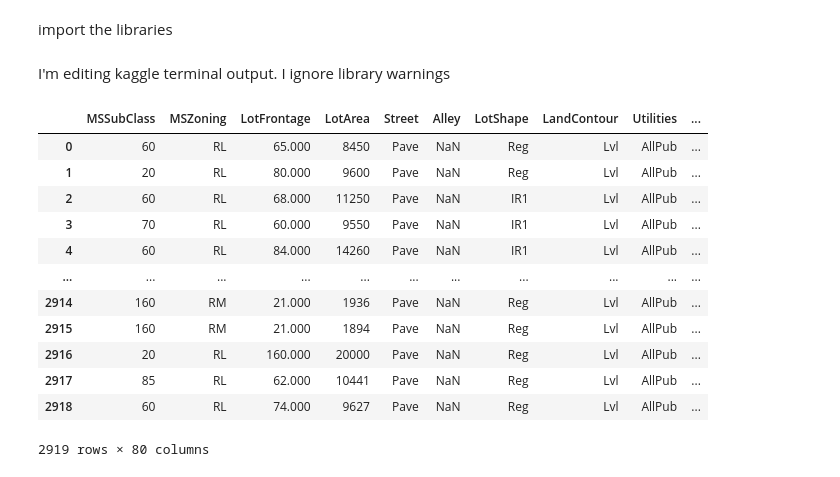
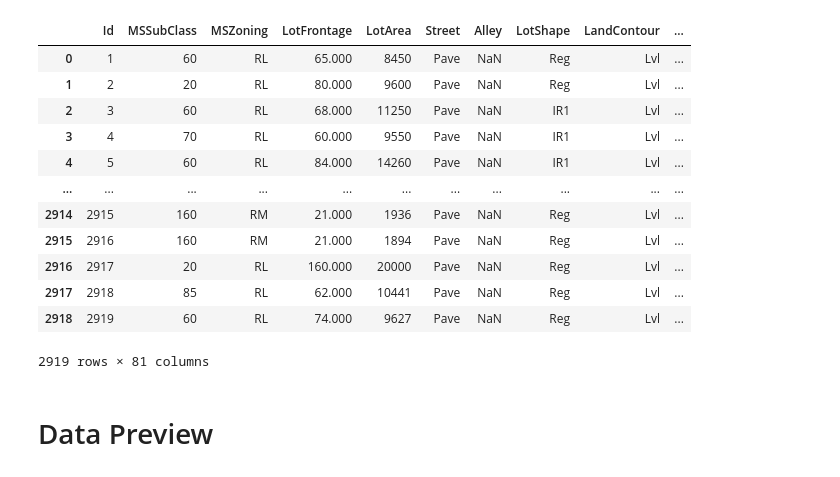
Before and after one commit to esmanuray/DataAnalysis101, a Jupyter notebook: HousePrice/houseprice.ipynb, the cells around one changed output. Saved outputs shown, nothing was run; the diff lists cells and outputs as text; code cells hidden in the pictures.

```diff
--- a/HousePrice/houseprice.ipynb
+++ b/HousePrice/houseprice.ipynb
@@ -5,2 +2,0 @@
-# %% [markdown]
- import the libraries
@@ -15,30 +3,57 @@ import warnings
-# %% [markdown]
-I'm editing kaggle terminal output. I ignore library warnings
-# %%
-warnings.simplefilter(action='ignore', category=FutureWarning)
-
-pd.set_option('display.max_columns', None)
-pd.set_option('display.width', None)
-pd.set_option('display.float_format', lambda x: '%.3f' % x)
+# %%
+# 1. Standard Library
+import os
+import warnings
+from statistics import median, quantiles
+
+# 2. Third Party Library
+import numpy as np
+import pandas as pd
+import seaborn as sns
+import matplotlib.pyplot as plt
+import ipywidgets as widgets
+from IPython.core.pylabtools import figsize
+from sklearn.ensemble import (RandomForestRegressor, GradientBoostingRegressor)
+from sklearn.linear_model import (LinearRegression, Ridge, Lasso, ElasticNet)
+from sklearn.metrics import mean_squared_error
+from sklearn.model_selection import (train_test_split, cross_val_score, GridSearchCV)
+from sklearn.neighbors import KNeighborsRegressor
+from sklearn.svm import SVR
+from sklearn.tree import DecisionTreeRegressor
+from sklearn.impute import KNNImputer
+from sklearn.preprocessing import LabelEncoder, OneHotEncoder
+from sklearn.exceptions import ConvergenceWarning
+from lightgbm import LGBMRegressor
+from xgboost import XGBRegressor
+
+# Management of settings and alerts
+warnings.simplefilter(action='ignore', category=FutureWarning)
+warnings.simplefilter("ignore", category=ConvergenceWarning)
+
+pd.set_option('display.max_columns', None)
+pd.set_option('display.width', None)
+pd.set_option('display.float_format', lambda x: f'{x:.3f}')
 # %%
-train = pd.read_csv(r"/kaggle/input/house-prices-dataset/train.csv")
-test = pd.read_csv(r"/kaggle/input/house-prices-dataset/test.csv")
-df = pd.concat([train, test], ignore_index=True).drop(columns='Id')
+train_df=pd.read_csv("/kaggle/input/house-prices-dataset/train.csv")
+test_df=pd.read_csv("/kaggle/input/house-prices-dataset/test.csv")
+df = pd.concat([train_df, test_df], axis=0).reset_index(drop=True)
 df
 # %% [output]
-|  | MSSubClass | MSZoning | LotFrontage | LotArea | Street | Alley | LotShape | LandContour | Utilities | ... |
-| 0 | 60 | RL | 65.000 | 8450 | Pave | NaN | Reg | Lvl | AllPub | ... |
-| 1 | 20 | RL | 80.000 | 9600 | Pave | NaN | Reg | Lvl | AllPub | ... |
-| 2 | 60 | RL | 68.000 | 11250 | Pave | NaN | IR1 | Lvl | AllPub | ... |
-| 3 | 70 | RL | 60.000 | 9550 | Pave | NaN | IR1 | Lvl | AllPub | ... |
-| 4 | 60 | RL | 84.000 | 14260 | Pave | NaN | IR1 | Lvl | AllPub | ... |
+|  | Id | MSSubClass | MSZoning | LotFrontage | LotArea | Street | Alley | LotShape | LandContour | ... |
+| 0 | 1 | 60 | RL | 65.000 | 8450 | Pave | NaN | Reg | Lvl | ... |
+| 1 | 2 | 20 | RL | 80.000 | 9600 | Pave | NaN | Reg | Lvl | ... |
+| 2 | 3 | 60 | RL | 68.000 | 11250 | Pave | NaN | IR1 | Lvl | ... |
+| 3 | 4 | 70 | RL | 60.000 | 9550 | Pave | NaN | IR1 | Lvl | ... |
+| 4 | 5 | 60 | RL | 84.000 | 14260 | Pave | NaN | IR1 | Lvl | ... |
 | ... | ... | ... | ... | ... | ... | ... | ... | ... | ... | ... |
-| 2914 | 160 | RM | 21.000 | 1936 | Pave | NaN | Reg | Lvl | AllPub | ... |
-| 2915 | 160 | RM | 21.000 | 1894 | Pave | NaN | Reg | Lvl | AllPub | ... |
-| 2916 | 20 | RL | 160.000 | 20000 | Pave | NaN | Reg | Lvl | AllPub | ... |
-| 2917 | 85 | RL | 62.000 | 10441 | Pave | NaN | Reg | Lvl | AllPub | ... |
-| 2918 | 60 | RL | 74.000 | 9627 | Pave | NaN | Reg | Lvl | AllPub | ... |
+| 2914 | 2915 | 160 | RM | 21.000 | 1936 | Pave | NaN | Reg | Lvl | ... |
+| 2915 | 2916 | 160 | RM | 21.000 | 1894 | Pave | NaN | Reg | Lvl | ... |
+| 2916 | 2917 | 20 | RL | 160.000 | 20000 | Pave | NaN | Reg | Lvl | ... |
+| 2917 | 2918 | 85 | RL | 62.000 | 10441 | Pave | NaN | Reg | Lvl | ... |
+| 2918 | 2919 | 60 | RL | 74.000 | 9627 | Pave | NaN | Reg | Lvl | ... |
-2919 rows × 80 columns
+2919 rows × 81 columns
+# %% [markdown]
+# Data Preview
 # %%
 def check_df(dataframe):
     print("##################### Shape #####################")
```
Also changed, not shown: parts of 67 cells of this notebook.
